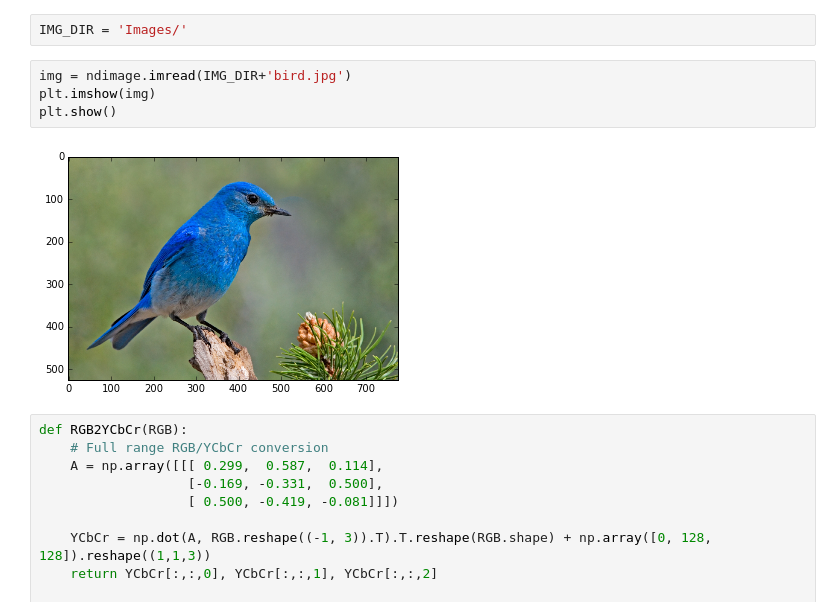
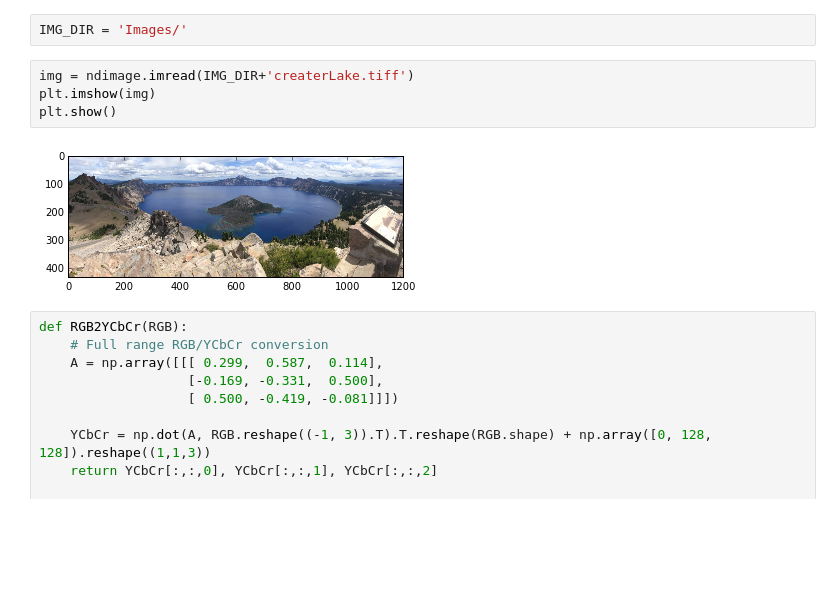
Before and after one commit to yizow/RiFi, a Jupyter notebook: imagetest.ipynb, the cells around one changed output. Cells and saved outputs as stored; diff of their text form; blank space fills up the shorter version.

```diff
--- a/imagetest.ipynb
+++ b/imagetest.ipynb
@@ -12,11 +12,11 @@ import reedsolo
 # %%
 IMG_DIR = 'Images/'
 # %%
-img = ndimage.imread(IMG_DIR+'bird.jpg')
+img = ndimage.imread(IMG_DIR+'createrLake.tiff')
 plt.imshow(img)
 plt.show()
 # %% [output]
-[figure, old version]
+[figure, new version]
 # %%
 def RGB2YCbCr(RGB):
     # Full range RGB/YCbCr conversion
```
Also changed, not shown: parts of 4 cells of this notebook, 2 other files.
